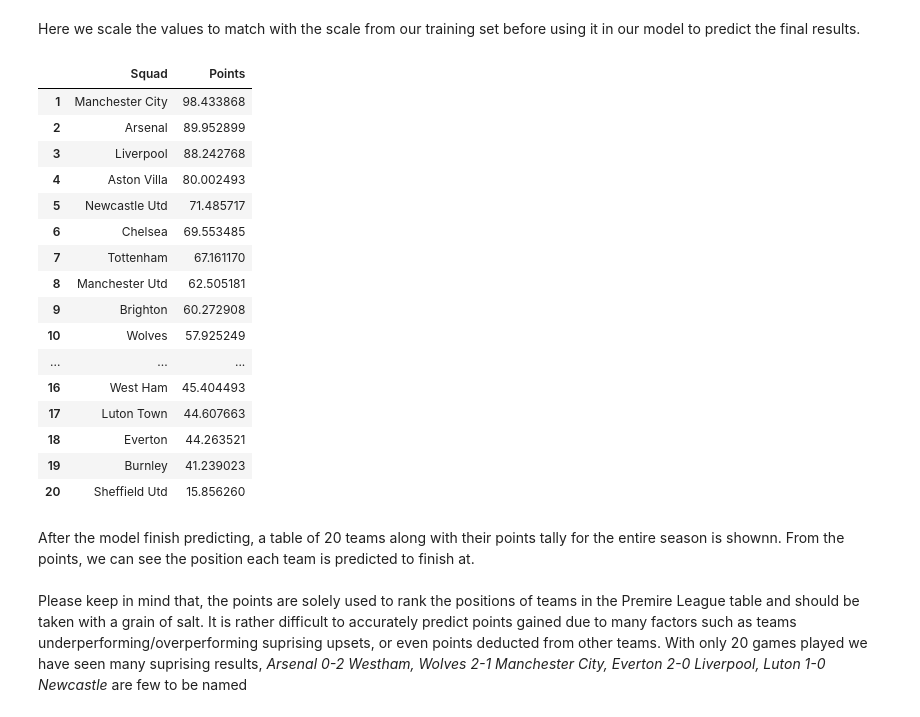
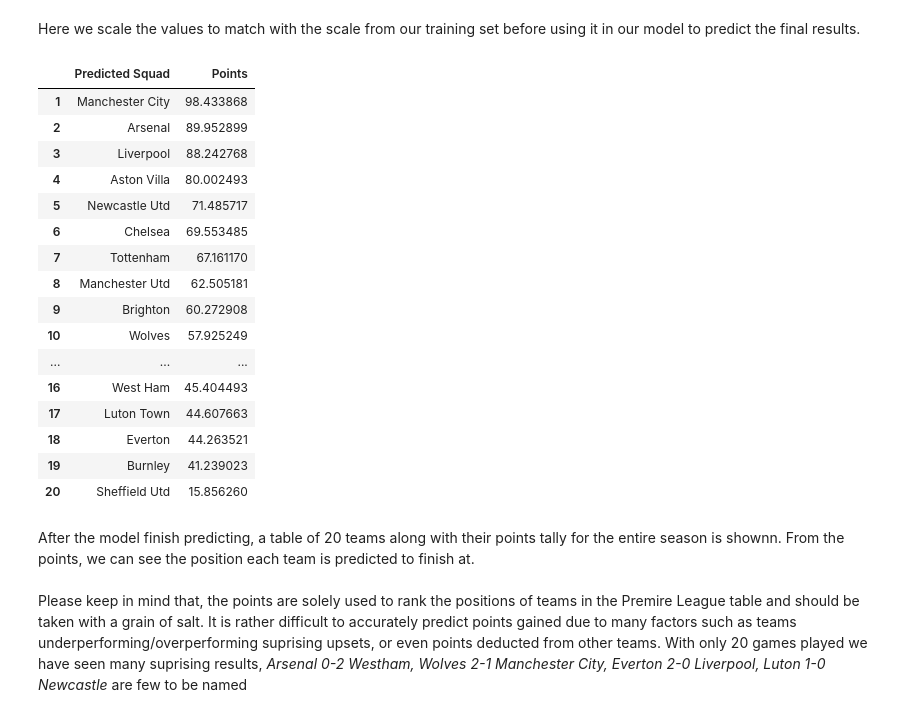
Before and after one commit to TQTien1/EPL-Predictions, a Jupyter notebook: EPL_predictor.ipynb, the cells around one changed output. Saved outputs shown, nothing was run; the diff lists cells and outputs as text; code cells hidden in the pictures.

```diff
--- a/EPL_predictor.ipynb
+++ b/EPL_predictor.ipynb
@@ -357,11 +357,11 @@ Here we scale the values to match with the scale from our training set before us
 prem_23_24_std = std.transform(prem_23_24)
 # %%
 prem_23_24_pred = model.predict(prem_23_24_std)
-pred_table_23_24 = pd.DataFrame({"Squad": input_predict["Squad"], "Points": prem_23_24_pred}).sort_values("Points",ascending = False)
+pred_table_23_24 = pd.DataFrame({"Predicted Squad": input_predict["Squad"], "Points": prem_23_24_pred}).sort_values("Points",ascending = False)
 pred_table_23_24.index = np.arange(1, len(pred_table_23_24) + 1)
 pred_table_23_24
 # %% [output]
-|  | Squad | Points |
+|  | Predicted Squad | Points |
 | 1 | Manchester City | 98.433868 |
 | 2 | Arsenal | 89.952899 |
 | 3 | Liverpool | 88.242768 |
```
Also changed, not shown: parts of 3 cells of this notebook.
